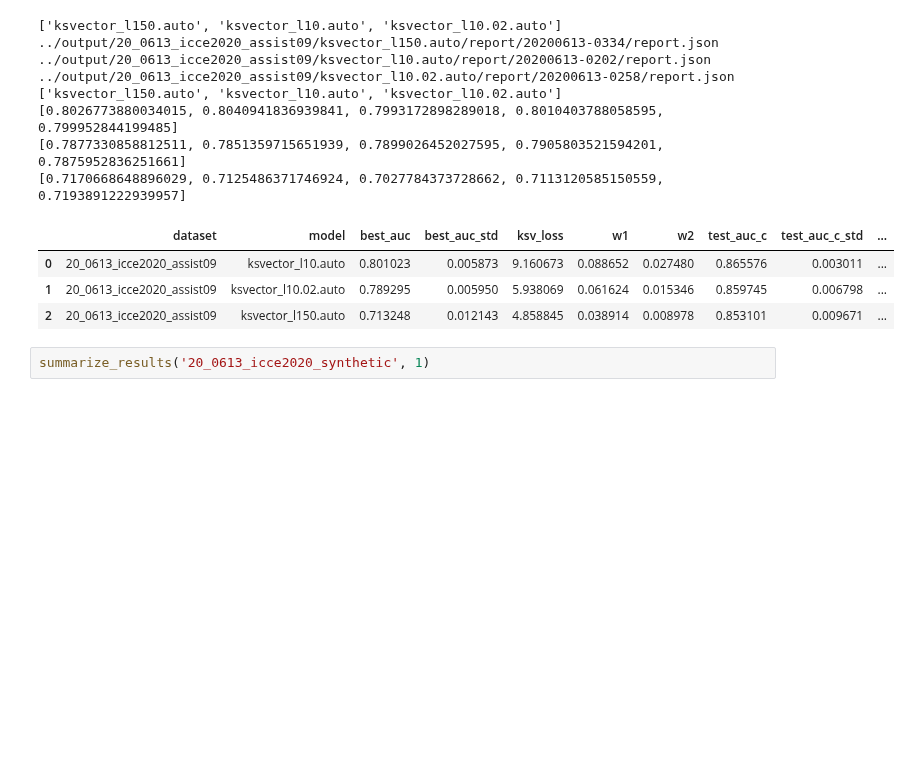
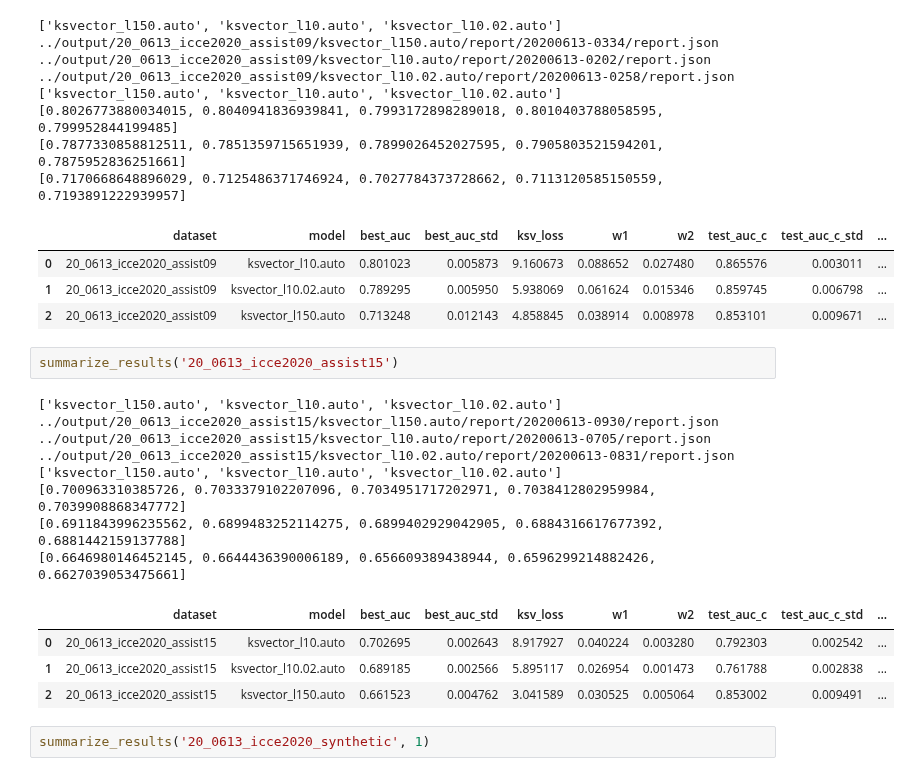
Before and after one commit to qqpann/KnowledgeTracing, a Jupyter notebook: notebook/Results_ICCE2020.ipynb, the cells around one changed output. Drawn from its saved outputs; the diff is of its cells as text; blank space fills up the shorter version.

```diff
--- a/notebook/Results_ICCE2020.ipynb
+++ b/notebook/Results_ICCE2020.ipynb
@@ -176,6 +184,21 @@ summarize_results('20_0613_icce2020_assist09')
 | 0 | 20_0613_icce2020_assist09 | ksvector_l10.auto | 0.801023 | 0.005873 | 9.160673 | 0.088652 | 0.027480 | 0.865576 | 0.003011 | ... |
 | 1 | 20_0613_icce2020_assist09 | ksvector_l10.02.auto | 0.789295 | 0.005950 | 5.938069 | 0.061624 | 0.015346 | 0.859745 | 0.006798 | ... |
 | 2 | 20_0613_icce2020_assist09 | ksvector_l150.auto | 0.713248 | 0.012143 | 4.858845 | 0.038914 | 0.008978 | 0.853101 | 0.009671 | ... |
+# %%
+summarize_results('20_0613_icce2020_assist15')
+# %% [output]
+['ksvector_l150.auto', 'ksvector_l10.auto', 'ksvector_l10.02.auto']
+../output/20_0613_icce2020_assist15/ksvector_l150.auto/report/20200613-0930/report.json
+../output/20_0613_icce2020_assist15/ksvector_l10.auto/report/20200613-0705/report.json
+../output/20_0613_icce2020_assist15/ksvector_l10.02.auto/report/20200613-0831/report.json
+['ksvector_l150.auto', 'ksvector_l10.auto', 'ksvector_l10.02.auto']
+[0.700963310385726, 0.7033379102207096, 0.7034951717202971, 0.7038412802959984, 0.7039908868347772]
+[0.6911843996235562, 0.6899483252114275, 0.6899402929042905, 0.6884316617677392, 0.6881442159137788]
+[0.6646980146452145, 0.6644436390006189, 0.656609389438944, 0.6596299214882426, 0.6627039053475661]
+|  | dataset | model | best_auc | best_auc_std | ksv_loss | w1 | w2 | test_auc_c | test_auc_c_std | ... |
+| 0 | 20_0613_icce2020_assist15 | ksvector_l10.auto | 0.702695 | 0.002643 | 8.917927 | 0.040224 | 0.003280 | 0.792303 | 0.002542 | ... |
+| 1 | 20_0613_icce2020_assist15 | ksvector_l10.02.auto | 0.689185 | 0.002566 | 5.895117 | 0.026954 | 0.001473 | 0.761788 | 0.002838 | ... |
+| 2 | 20_0613_icce2020_assist15 | ksvector_l150.auto | 0.661523 | 0.004762 | 3.041589 | 0.030525 | 0.005064 | 0.853002 | 0.009491 | ... |
 # %%
 summarize_results('20_0613_icce2020_synthetic', 1)
 # %% [output]
```
Also changed, not shown: parts of 7 cells of this notebook.
